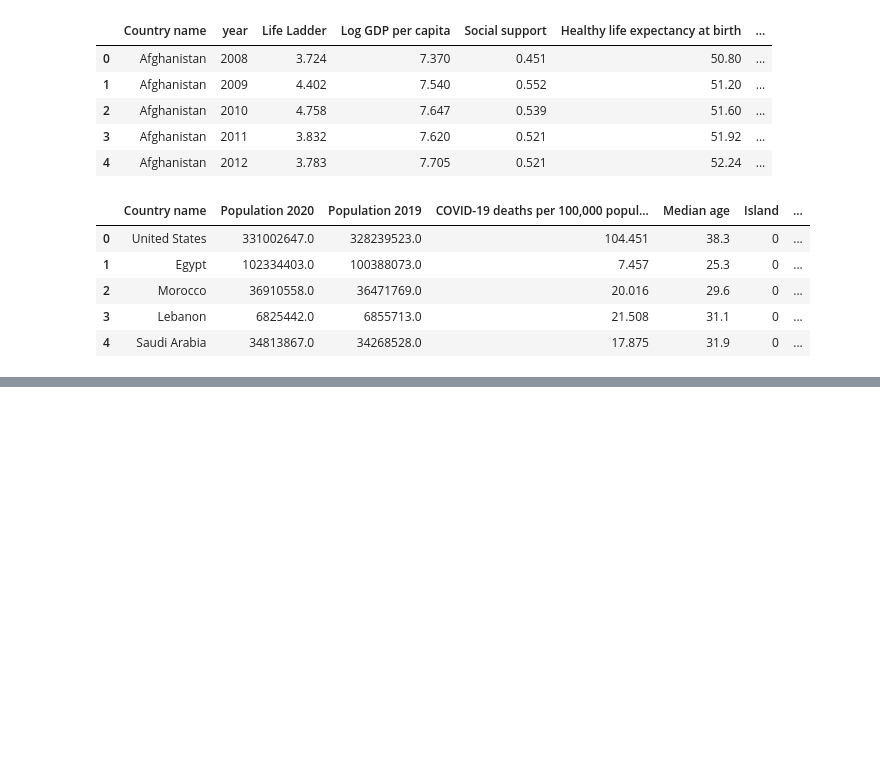
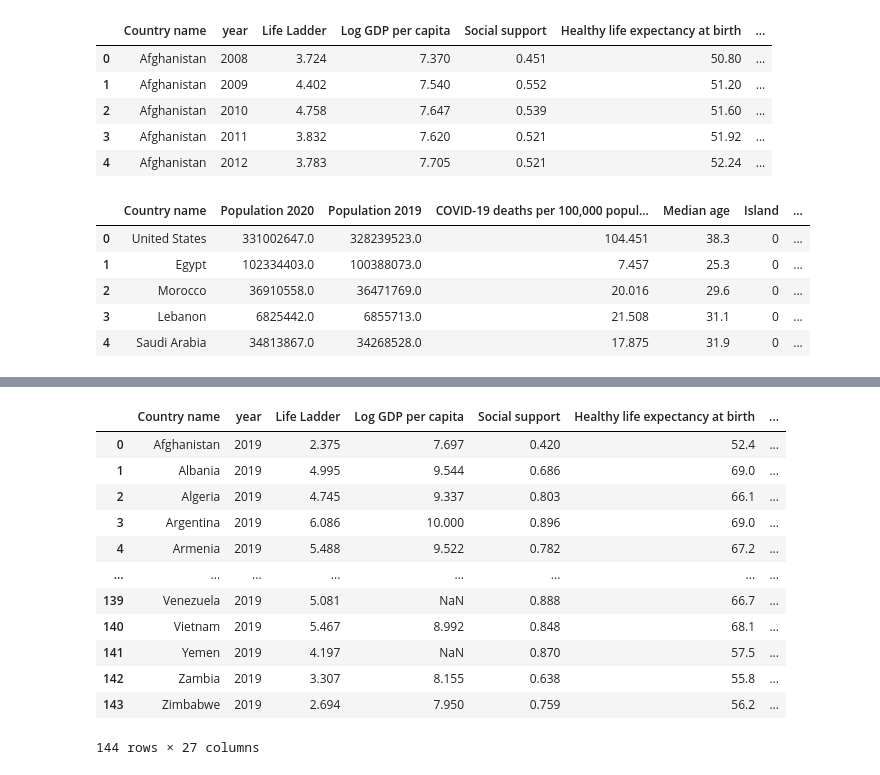
Before and after one commit to sydnipierce/butler-groupD-project1, a Jupyter notebook: Analysis/data_expl_cleansing.ipynb, the cells around one changed output, grey strips where cells are left out. Cells and saved outputs as stored; diff of their text form; code cells hidden in the pictures; blank space fills up the shorter version.

```diff
--- a/Analysis/data_expl_cleansing.ipynb
+++ b/Analysis/data_expl_cleansing.ipynb
@@ -38,0 +59,19 @@ mort_df.head()
+# %%
+# Merge panel df with mortality df
+merge_df = pd.merge(panel_2019_df, mort_df, how='left', on='Country name')
+
+merge_df
+# %% [output]
+|  | Country name | year | Life Ladder | Log GDP per capita | Social support | Healthy life expectancy at birth | ... |
+| 0 | Afghanistan | 2019 | 2.375 | 7.697 | 0.420 | 52.4 | ... |
+| 1 | Albania | 2019 | 4.995 | 9.544 | 0.686 | 69.0 | ... |
+| 2 | Algeria | 2019 | 4.745 | 9.337 | 0.803 | 66.1 | ... |
+| 3 | Argentina | 2019 | 6.086 | 10.000 | 0.896 | 69.0 | ... |
+| 4 | Armenia | 2019 | 5.488 | 9.522 | 0.782 | 67.2 | ... |
+| ... | ... | ... | ... | ... | ... | ... | ... |
+| 139 | Venezuela | 2019 | 5.081 | NaN | 0.888 | 66.7 | ... |
+| 140 | Vietnam | 2019 | 5.467 | 8.992 | 0.848 | 68.1 | ... |
+| 141 | Yemen | 2019 | 4.197 | NaN | 0.870 | 57.5 | ... |
+| 142 | Zambia | 2019 | 3.307 | 8.155 | 0.638 | 55.8 | ... |
+| 143 | Zimbabwe | 2019 | 2.694 | 7.950 | 0.759 | 56.2 | ... |
+144 rows × 27 columns
```
Also changed, not shown: parts of 1 cell of this notebook.
